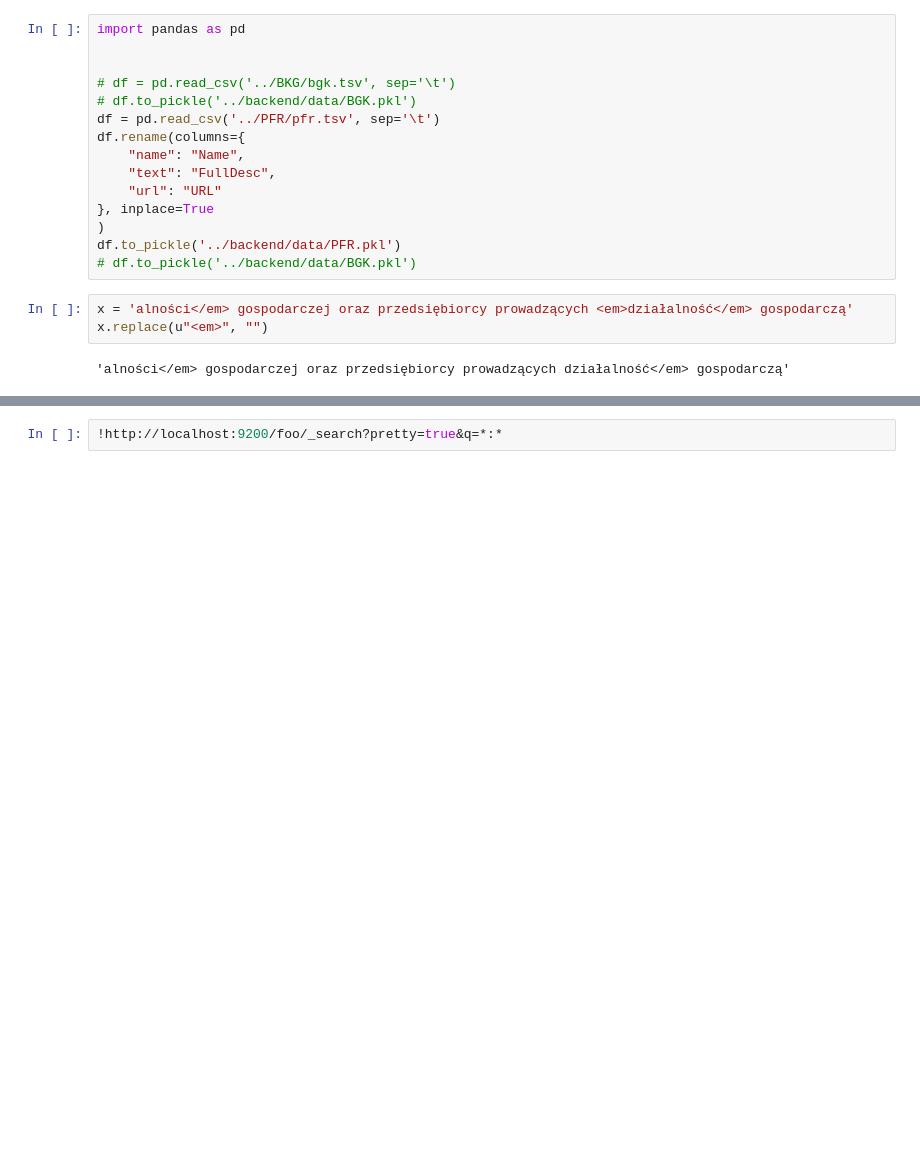
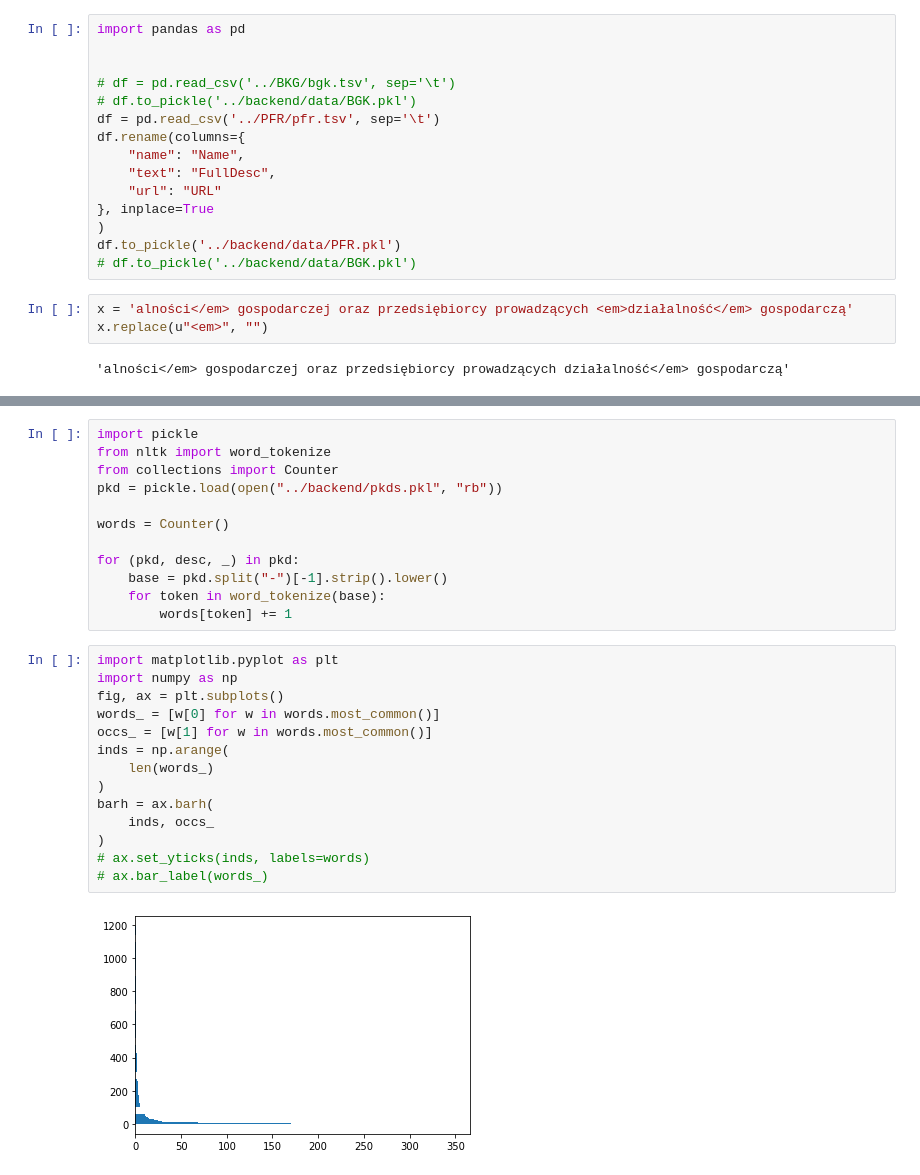
Before and after one commit to JustCheckingHow/investment-scraper, a Jupyter notebook: elastic/es.ipynb, the cells around one changed output, grey strips where cells are left out. Cells and saved outputs as stored; diff of their text form; blank space fills up the shorter version.

```diff
--- a/elastic/es.ipynb
+++ b/elastic/es.ipynb
@@ -246,4 +386,30 @@ simple_query(
 # %% [output]
 []
-# %%
-!http://localhost:9200/foo/_search?pretty=true&q=*:*
+# %%
+import pickle
+from nltk import word_tokenize
+from collections import Counter
+pkd = pickle.load(open("../backend/pkds.pkl", "rb"))
+
+words = Counter()
+
+for (pkd, desc, _) in pkd:
+    base = pkd.split("-")[-1].strip().lower()
+    for token in word_tokenize(base):
+        words[token] += 1
+# %%
+import matplotlib.pyplot as plt
+import numpy as np
+fig, ax = plt.subplots()
+words_ = [w[0] for w in words.most_common()]
+occs_ = [w[1] for w in words.most_common()]
+inds = np.arange(
+    len(words_)
+)
+barh = ax.barh(
+    inds, occs_
+)
+# ax.set_yticks(inds, labels=words)
+# ax.bar_label(words_)
+# %% [output]
+[figure, added]
```
Also changed, not shown: parts of 9 cells of this notebook, 7 other files.
